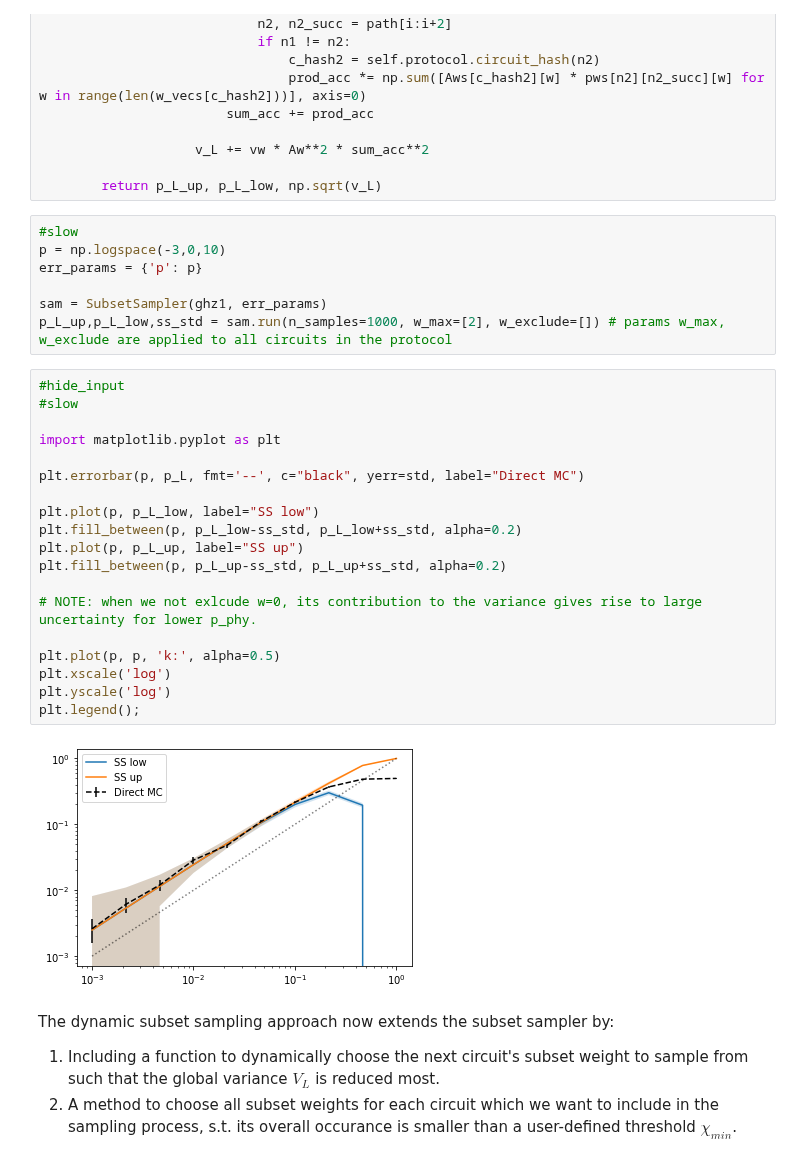
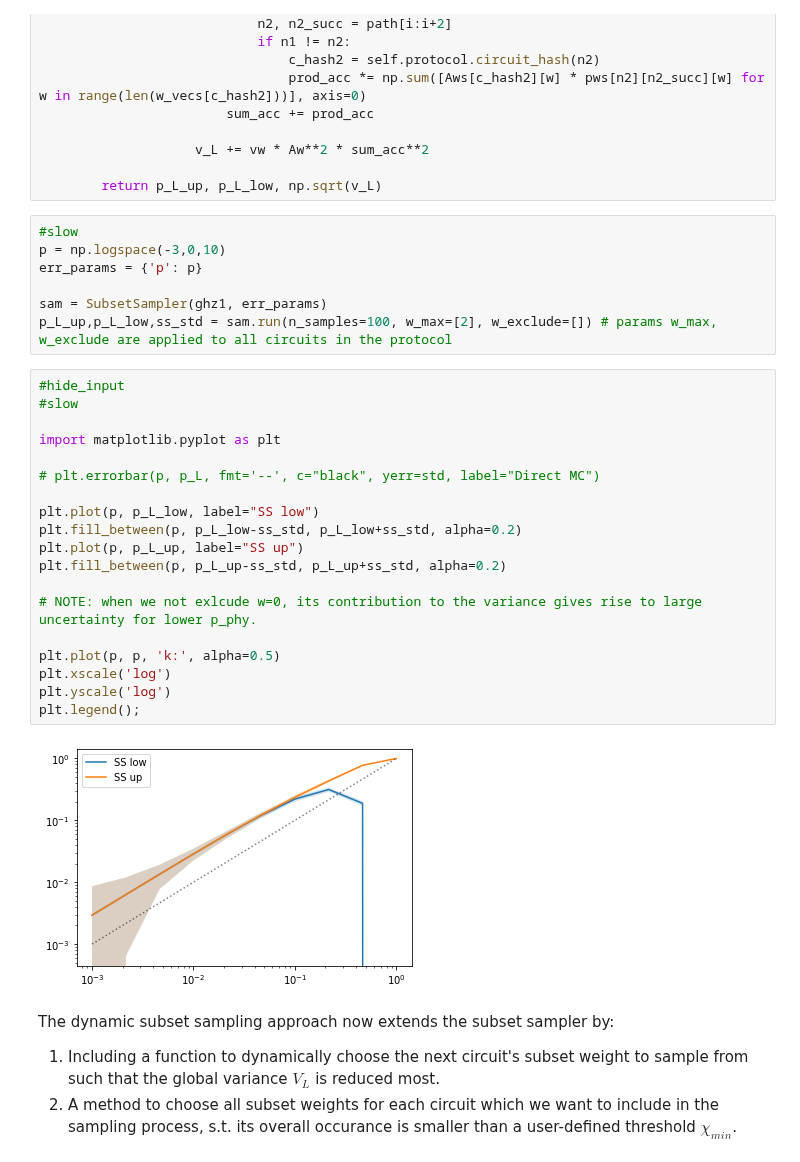
Before and after one commit to dpwinter/qsample, a Jupyter notebook: 05_samplers.ipynb, the cells around one changed output. Saved outputs shown, nothing was run; the diff lists cells and outputs as text.

```diff
--- a/05_samplers.ipynb
+++ b/05_samplers.ipynb
@@ -226,28 +226,28 @@ p = np.logspace(-3,0,10)
 err_params = {'p': p}
 
 sam = SubsetSampler(ghz1, err_params)
-p_L_up,p_L_low,ss_std = sam.run(n_samples=1000, w_max=[2], w_exclude=[]) # params w_max, w_exclude are applied to all circuits in the protocol
+p_L_up,p_L_low,ss_std = sam.run(n_samples=100, w_max=[2], w_exclude=[]) # params w_max, w_exclude are applied to all circuits in the protocol
 # %%
 #hide_input
 #slow
 
 import matplotlib.pyplot as plt
 
-plt.errorbar(p, p_L, fmt='--', c="black", yerr=std, label="Direct MC")
+# plt.errorbar(p, p_L, fmt='--', c="black", yerr=std, label="Direct MC")
 
 plt.plot(p, p_L_low, label="SS low")
 plt.fill_between(p, p_L_low-ss_std, p_L_low+ss_std, alpha=0.2)
 plt.plot(p, p_L_up, label="SS up")
 plt.fill_between(p, p_L_up-ss_std, p_L_up+ss_std, alpha=0.2)
 
 # NOTE: when we not exlcude w=0, its contribution to the variance gives rise to large uncertainty for lower p_phy.
 
 plt.plot(p, p, 'k:', alpha=0.5)
 plt.xscale('log')
 plt.yscale('log')
 plt.legend();
 # %% [output]
-[figure, old version]
+[figure, new version]
 # %% [markdown]
 The dynamic subset sampling approach now extends the subset sampler by:
 1. Including a function to dynamically choose the next circuit's subset weight to sample from such that the global variance $V_L$ is reduced most.
```
Also changed, not shown: 5 other files.
